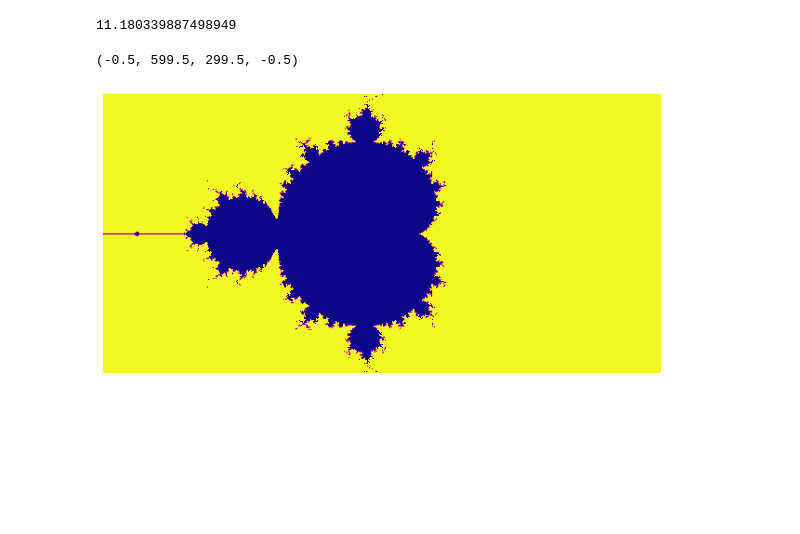
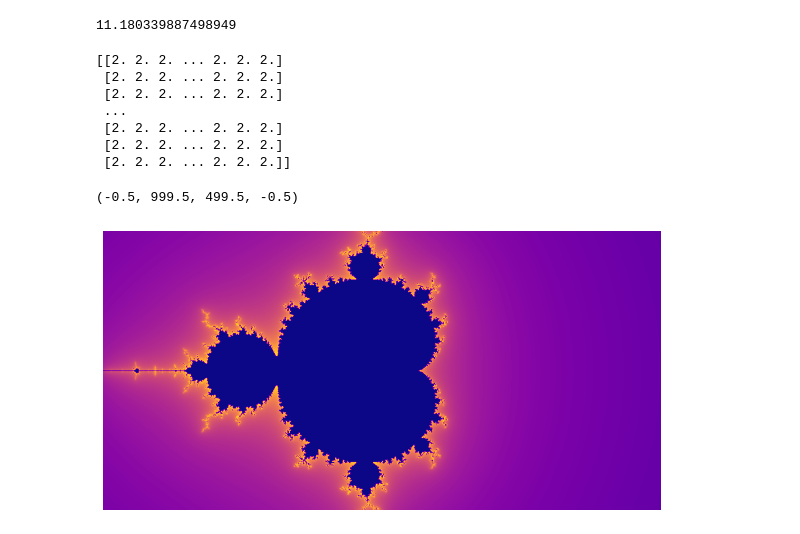
Before and after one commit to generic-github-user/fractals, a Jupyter notebook: fractals.ipynb, the cells around one changed output. Drawn from its saved outputs; the diff is of its cells as text; code cells hidden in the pictures; blank space fills up the shorter version.

Commit message:
fix smooth coloring algorithm (scale to maximum iteration values)

```diff
--- a/fractals.ipynb
+++ b/fractals.ipynb
@@ -23,11 +23,15 @@ def norm(x, i):
     if x == 0:
         y = 0
     else:
-        y = i + 1 - log(abs(log(x))) / log(10e5)
+        y = i + 1 - log(abs(log(x))) / log(2)
     return y
+
+def scale(x, a, b):
+    return (x - a) / (b - a)
 
 def generate(z=0, d=2, b=10e5, n=20, o=(-0.5, -0.5), m=4, r=(100, 200)):
     canvas = np.zeros(r)
+    iterations = np.zeros(r)
     for x, y in np.ndindex(canvas.shape):
         z_ = z
         c = (complex(y, x) / r[0] + complex(*o)) * m
@@ -35,9 +39,14 @@ def generate(z=0, d=2, b=10e5, n=20, o=(-0.5, -0.5), m=4, r=(100, 200)):
             z_ = z_ ** d + c
             if abs(z_) > b:
 #                 canvas[x, y] += i
-                canvas[x, y] = norm(abs(z_), n)
+                canvas[x, y] = norm(abs(z_), i)
+                iterations[x, y] = i
                 break
 
+    print(iterations)
+    canvas = scale(canvas, iterations.min(), iterations.max())
+    canvas = canvas ** (1/2)
+
     return canvas
 # %%
 class FractalSet:
@@ -54,33 +63,40 @@ class FractalSet:
                     b.append(kwargs['q'])
                 w[a] = b
             elif a not in 'q':
                 self.fixed[a] = b
         self.mdims = [b[-1] for a, b in w.items()]
         self.params = product(*[np.linspace(*b) for a, b in w.items()])
 
     def render(self, **kwargs):
         for p in self.params:
             self.fractals.append(generate(*p, **self.fixed))
         composite = self.fractals
         if 'axes' in kwargs and kwargs['axes']:
             print(kwargs['axes'][0])
             composite = kwargs['axes'][0](self.fractals, axis=0)
             self.mdims = [1, 1]
         composite = tile(composite, self.mdims, self.fixed['r'])
         return composite
 
     def __call__(self, **kwargs):
         return self.render(**kwargs)
 
-f = generate(r=(300, 600), b=1000, n=30, o=(-1, -0.5), m=2)
+f = generate(r=(500, 1000), b=10, n=30, o=(-1, -0.5), m=2)
 # f = FractalSet(z=[0, 1.5], d=[1, 5], r=[200]*2, q=10)(axes=[])
 fig = plt.figure(figsize=(10, 10))
 ax = fig.add_subplot()
 ax.imshow(f, cmap='plasma')
 plt.axis('off')
 # list or dict for params?
 
 # TODO: multicolored fractals
 # %% [output]
-(-0.5, 599.5, 299.5, -0.5)
+[[2. 2. 2. ... 2. 2. 2.]
+ [2. 2. 2. ... 2. 2. 2.]
+ [2. 2. 2. ... 2. 2. 2.]
+ ...
+ [2. 2. 2. ... 2. 2. 2.]
+ [2. 2. 2. ... 2. 2. 2.]
+ [2. 2. 2. ... 2. 2. 2.]]
+(-0.5, 999.5, 499.5, -0.5)
-[figure, old version]
+[figure, new version]
```
Also changed, not shown: parts of 1 cell of this notebook.
